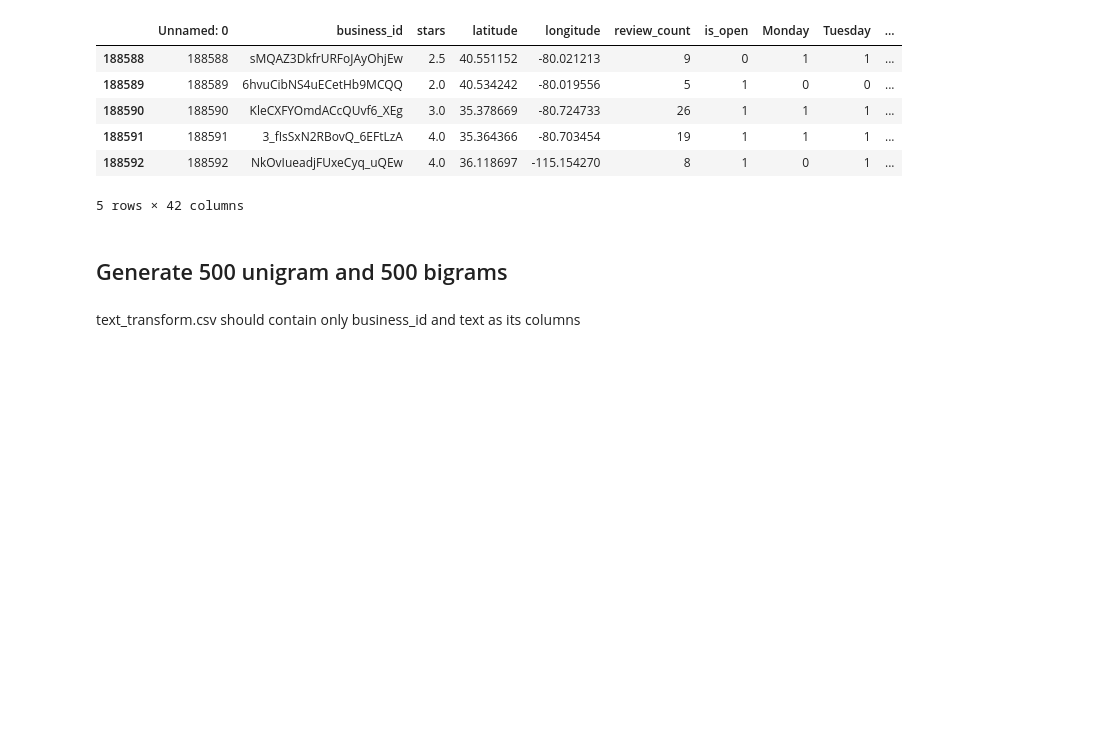
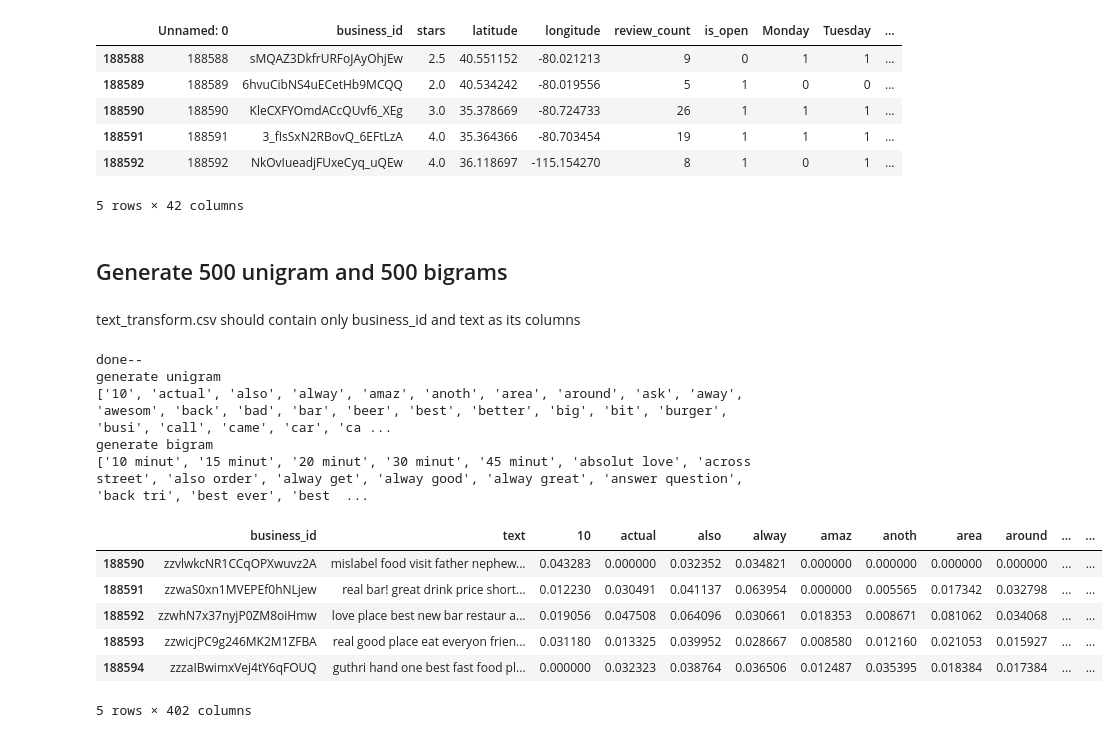
Before and after one commit to ddevaraj/black-box-of-businesses, a Jupyter notebook: review_features.ipynb, the cells around one changed output. Drawn from its saved outputs; the diff is of its cells as text; code cells hidden in the pictures; blank space fills up the shorter version.

```diff
--- a/review_features.ipynb
+++ b/review_features.ipynb
@@ -371,27 +371,41 @@ text_transform.csv should contain only business_id and text as its columns
 # %%
 import pandas as pd
 from sklearn.feature_extraction.text import TfidfVectorizer
 
 reviews = pd.read_csv('text_transform.csv', low_memory=False)
 reviews = reviews.drop(['date'], axis=1)
 reviews = reviews.drop(['text_length'], axis=1)
-print('done --1')
+print('done--')
 reviews['text'] = reviews['text'].astype(str)
 text_df = reviews.groupby('business_id').agg({'text': ' '.join}).reset_index()
-print('genearte unigram')
+
+print('generate unigram')
 #generate unigrams
-v1 = TfidfVectorizer(max_features=500)
+v1 = TfidfVectorizer(max_features=200)
 x1 = v1.fit_transform(text_df['text'])
 print(v1.get_feature_names())
 df1 = pd.DataFrame(x1.toarray(), columns=v1.get_feature_names())
 res = pd.concat([text_df, df1], axis=1)
 # text_df['tfidf_unigram'] = pd.dataframe(x.toarray())
 
 print('generate bigram')
 #generate bigrams
-v2 = TfidfVectorizer(ngram_range=(2,2), max_features=500)
+v2 = TfidfVectorizer(ngram_range=(2,2), max_features=200)
 x2 = v2.fit_transform(text_df['text'])
 print(v2.get_feature_names())
 df2 = pd.DataFrame(x2.toarray(), columns=v2.get_feature_names())
 final_res = pd.concat([res, df2], axis=1)
 final_res.tail()
+# %% [output]
+done--
+generate unigram
+['10', 'actual', 'also', 'alway', 'amaz', 'anoth', 'area', 'around', 'ask', 'away', 'awesom', 'back', 'bad', 'bar', 'beer', 'best', 'better', 'big', 'bit', 'burger', 'busi', 'call', 'came', 'car', 'ca ...
+generate bigram
+['10 minut', '15 minut', '20 minut', '30 minut', '45 minut', 'absolut love', 'across street', 'also order', 'alway get', 'alway good', 'alway great', 'answer question', 'back tri', 'best ever', 'best  ...
+|  | business_id | text | 10 | actual | also | alway | amaz | anoth | area | around | ... | ... |
+| 188590 | zzvlwkcNR1CCqOPXwuvz2A | mislabel food visit father nephew... | 0.043283 | 0.000000 | 0.032352 | 0.034821 | 0.000000 | 0.000000 | 0.000000 | 0.000000 | ... | ... |
+| 188591 | zzwaS0xn1MVEPEf0hNLjew | real bar! great drink price short... | 0.012230 | 0.030491 | 0.041137 | 0.063954 | 0.000000 | 0.005565 | 0.017342 | 0.032798 | ... | ... |
+| 188592 | zzwhN7x37nyjP0ZM8oiHmw | love place best new bar restaur a... | 0.019056 | 0.047508 | 0.064096 | 0.030661 | 0.018353 | 0.008671 | 0.081062 | 0.034068 | ... | ... |
+| 188593 | zzwicjPC9g246MK2M1ZFBA | real good place eat everyon frien... | 0.031180 | 0.013325 | 0.039952 | 0.028667 | 0.008580 | 0.012160 | 0.021053 | 0.015927 | ... | ... |
+| 188594 | zzzaIBwimxVej4tY6qFOUQ | guthri hand one best fast food pl... | 0.000000 | 0.032323 | 0.038764 | 0.036506 | 0.012487 | 0.035395 | 0.018384 | 0.017384 | ... | ... |
+5 rows × 402 columns
```
Also changed, not shown: parts of 5 cells of this notebook, 1 other file.
